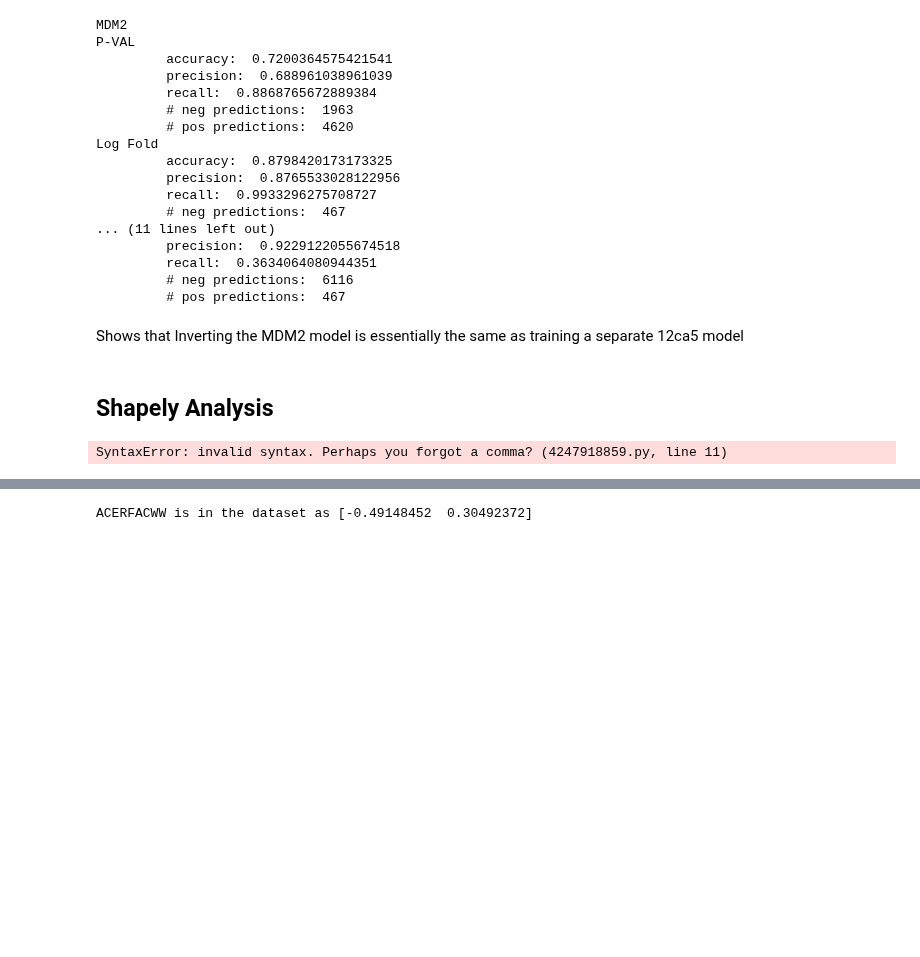
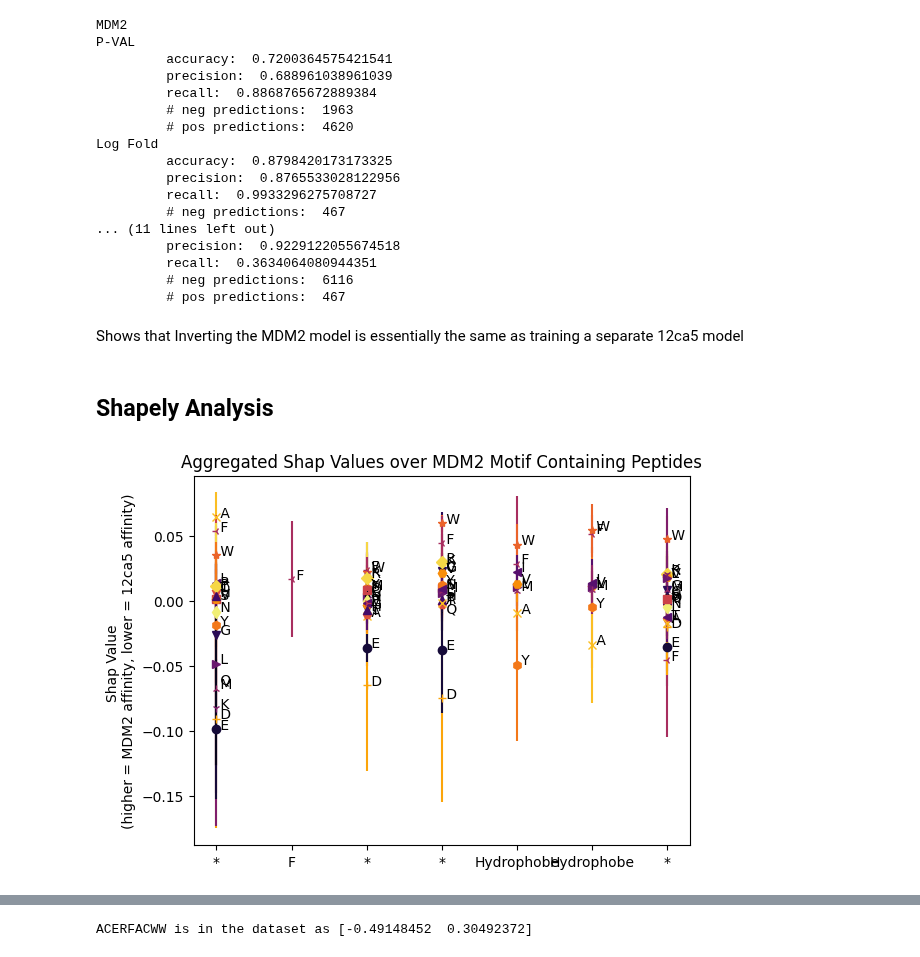
Before and after one commit to YitongTseo/ml_phage_display, a Jupyter notebook: F4_shapely_analysis.ipynb, the cells around one changed output, grey strips where cells are left out. Drawn from its saved outputs; the diff is of its cells as text; code cells hidden in the pictures; blank space fills up the shorter version.

```diff
--- a/F4_shapely_analysis.ipynb
+++ b/F4_shapely_analysis.ipynb
@@ -296,19 +299,19 @@ def plot_aggregated_shap_values(
 # %%
 mdm2_motif_peptides = [
     (peptide, find_mdm2_motif(peptide).span())
     for peptide in peptides
     if seq_contains_mdm2_motif(peptide)
 ]
-# TODO: take off training wheels...
-mdm2_motif_peptides = mdm2_motif_peptides[:200]
+# # TODO: take off training wheels...
+# mdm2_motif_peptides = mdm2_motif_peptides[:200]
 plot_aggregated_shap_values(
     aligned_peptides=mdm2_motif_peptides,
     residue_labels=["*", "F", "*", "*", "Hydrophobe", "Hydrophobe", "*"],
     title='Aggregated Shap Values over MDM2 Motif Containing Peptides',
     pickle_filename='mdm2_shap_value_comparison.pickle'
 )
 # %% [output]
-SyntaxError: invalid syntax. Perhaps you forgot a comma? (4247918859.py, line 11)
+[figure, added]
 # %%
 ca5_motif_peptides = [
     (peptide, find_12ca5_motif(peptide).span())
```
Also changed, not shown: parts of 7 cells of this notebook, 8 other files.
